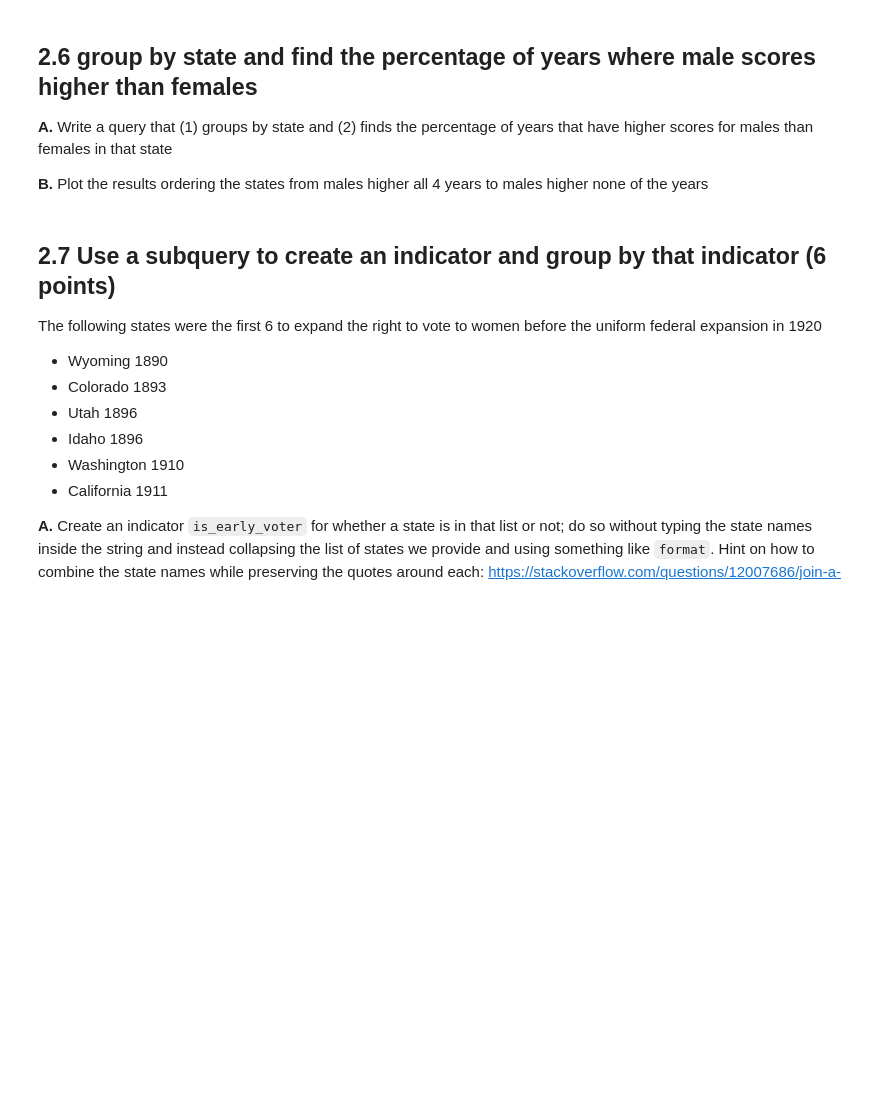
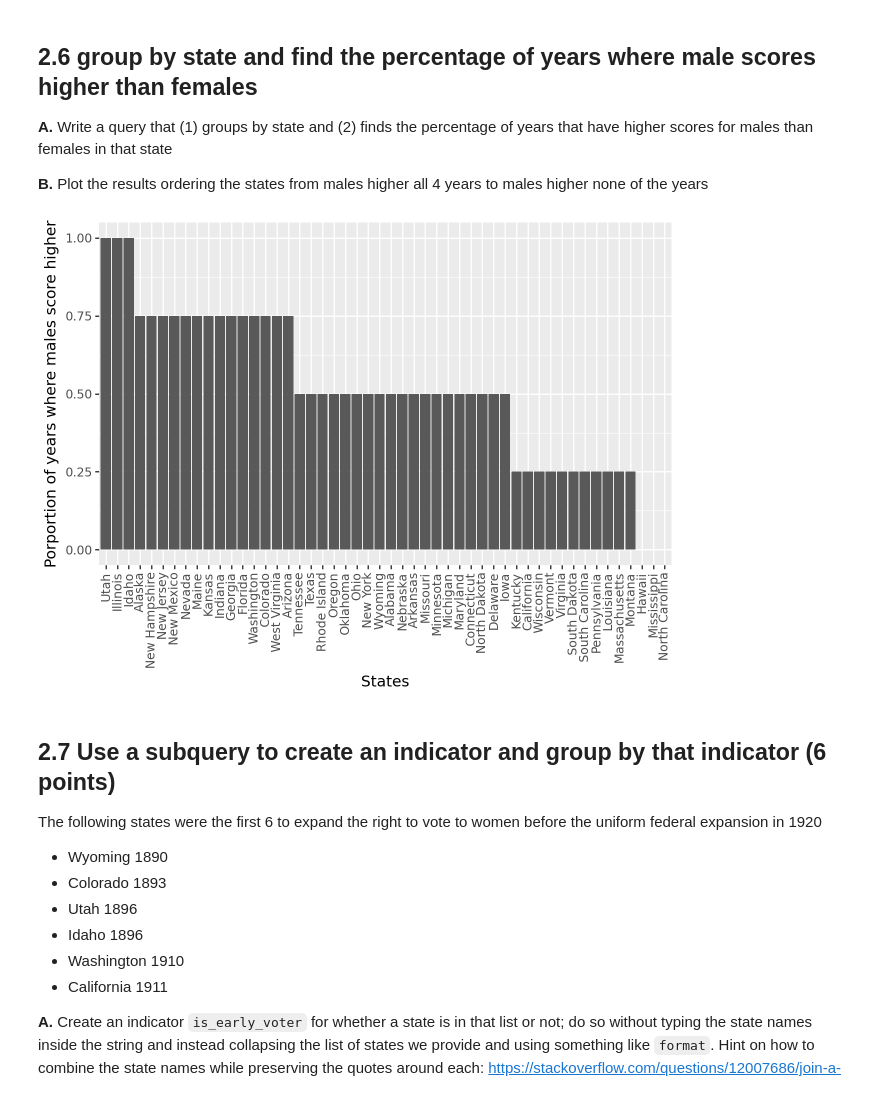
Before and after one commit to herbertfreeze/QSS20_S24, a Jupyter notebook: problemsets/pset4/pset4_blank.ipynb, the cells around one changed output. Saved outputs shown, nothing was run; the diff lists cells and outputs as text; code cells hidden in the pictures; blank space fills up the shorter version.

```diff
--- a/problemsets/pset4/pset4_blank.ipynb
+++ b/problemsets/pset4/pset4_blank.ipynb
@@ -401,3 +418,29 @@ mean
+# %%
+# your code here
+percent_year_q = """
+SELECT tmp.state, avg(tmp.is_male_higher) as percentage
+FROM(
+    SELECT *,
+    CASE
+        WHEN female < male THEN 1
+        ELSE 0
+    END as is_male_higher
+    FROM math_gencompare
+) tmp
+GROUP BY state
+ORDER BY percentage desc
+"""
+percent_year_d = pd.read_sql_query(percent_year_q, cnx)
+
+(ggplot(percent_year_d, aes(x = 'state', y = 'percentage')) +
+geom_bar(stat = "identity", position = "dodge") +
+ylab("Porportion of years where males score higher")+
+xlab("States") +
+theme(axis_text_x = element_text(angle = 90, hjust = 0.3))+
+scale_x_discrete(limits = percent_year_d["state"])
+)
+# %% [output]
+[figure, added]
 # %% [markdown]
 ## 2.7 Use a subquery to create an indicator and group by that indicator (6 points)
 
```
Also changed, not shown: parts of 5 cells of this notebook, 1 other file.
